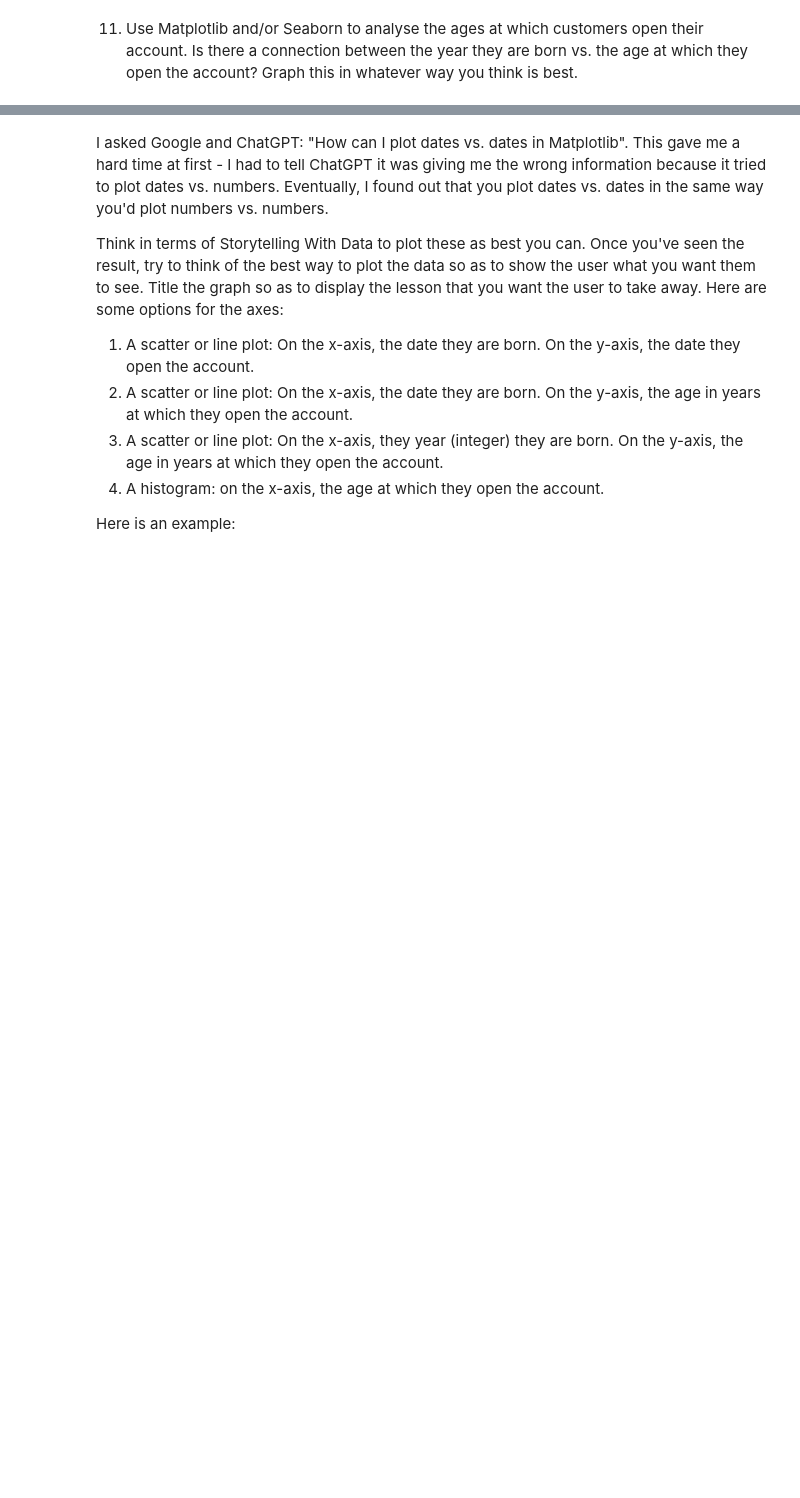
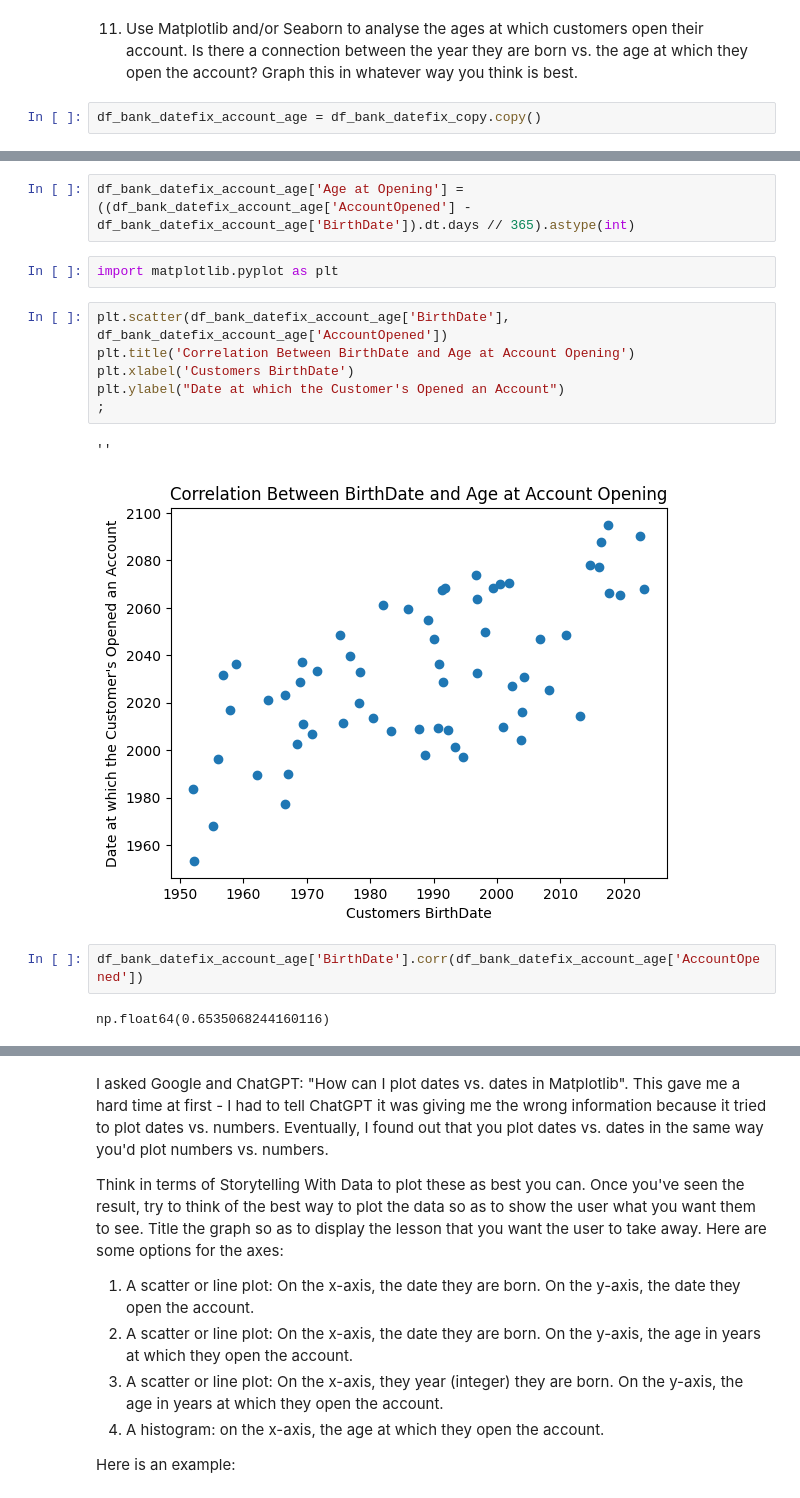
Before and after one commit to Haleymussary00/Module-B-semester-2, a Jupyter notebook: Week1.ipynb, the cells around one changed output, grey strips where cells are left out. Drawn from its saved outputs; the diff is of its cells as text; blank space fills up the shorter version.

```diff
--- a/Week1.ipynb
+++ b/Week1.ipynb
@@ -632,3 +632,5 @@ df_bank_datefix_copy.describe()
 Another column that has data values that do not seem right is the AccountOpened column. This column has the 50% at 2031 and has a maximum data of 2094. Due to the fact that many of these dates have yet to happen, it is likely there is either an error in how the data is being etnered, leading to an irreducible error in poor data quality. Another contrubitng factor is that the data has been in properly formatted, inproperly entered, or if the wrong data type leading to misleading results. As long as most rows in this column are not sensible, this column should not be used for any analysis.
 # %% [markdown]
 11. Use Matplotlib and/or Seaborn to analyse the ages at which customers open their account.  Is there a connection between the year they are born vs. the age at which they open the account?  Graph this in whatever way you think is best.
+# %%
+df_bank_datefix_account_age = df_bank_datefix_copy.copy()
@@ -634,0 +652,17 @@ Another column that has data values that do not seem right is the AccountOpened
+# %%
+df_bank_datefix_account_age['Age at Opening'] = ((df_bank_datefix_account_age['AccountOpened'] - df_bank_datefix_account_age['BirthDate']).dt.days // 365).astype(int)
+# %%
+import matplotlib.pyplot as plt
+# %%
+plt.scatter(df_bank_datefix_account_age['BirthDate'], df_bank_datefix_account_age['AccountOpened'])
+plt.title('Correlation Between BirthDate and Age at Account Opening')
+plt.xlabel('Customers BirthDate')
+plt.ylabel("Date at which the Customer's Opened an Account")
+;
+# %% [output]
+''
+[figure, added]
+# %%
+df_bank_datefix_account_age['BirthDate'].corr(df_bank_datefix_account_age['AccountOpened'])
+# %% [output]
+np.float64(0.6535068244160116)
```
Also changed, not shown: parts of 6 cells of this notebook.
